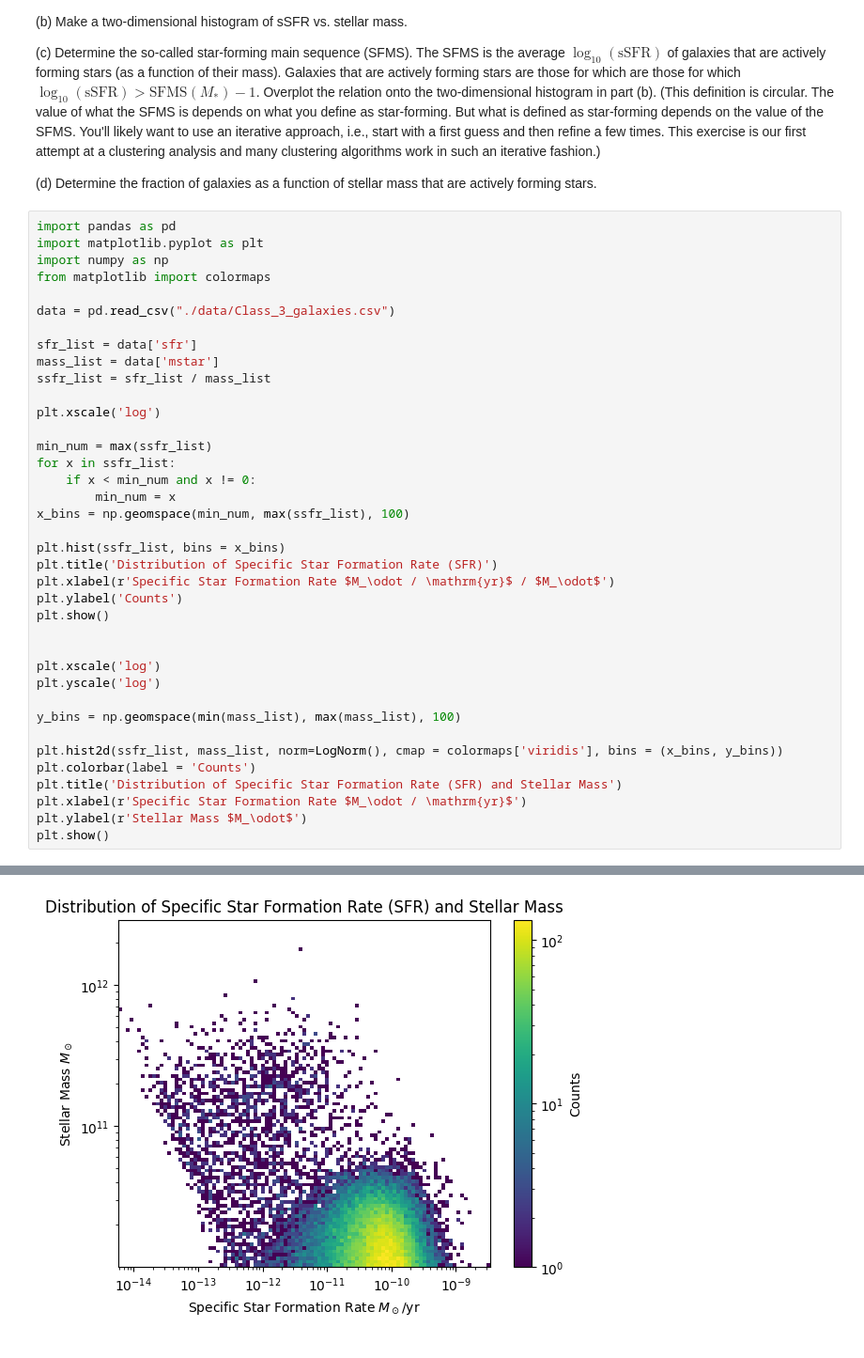
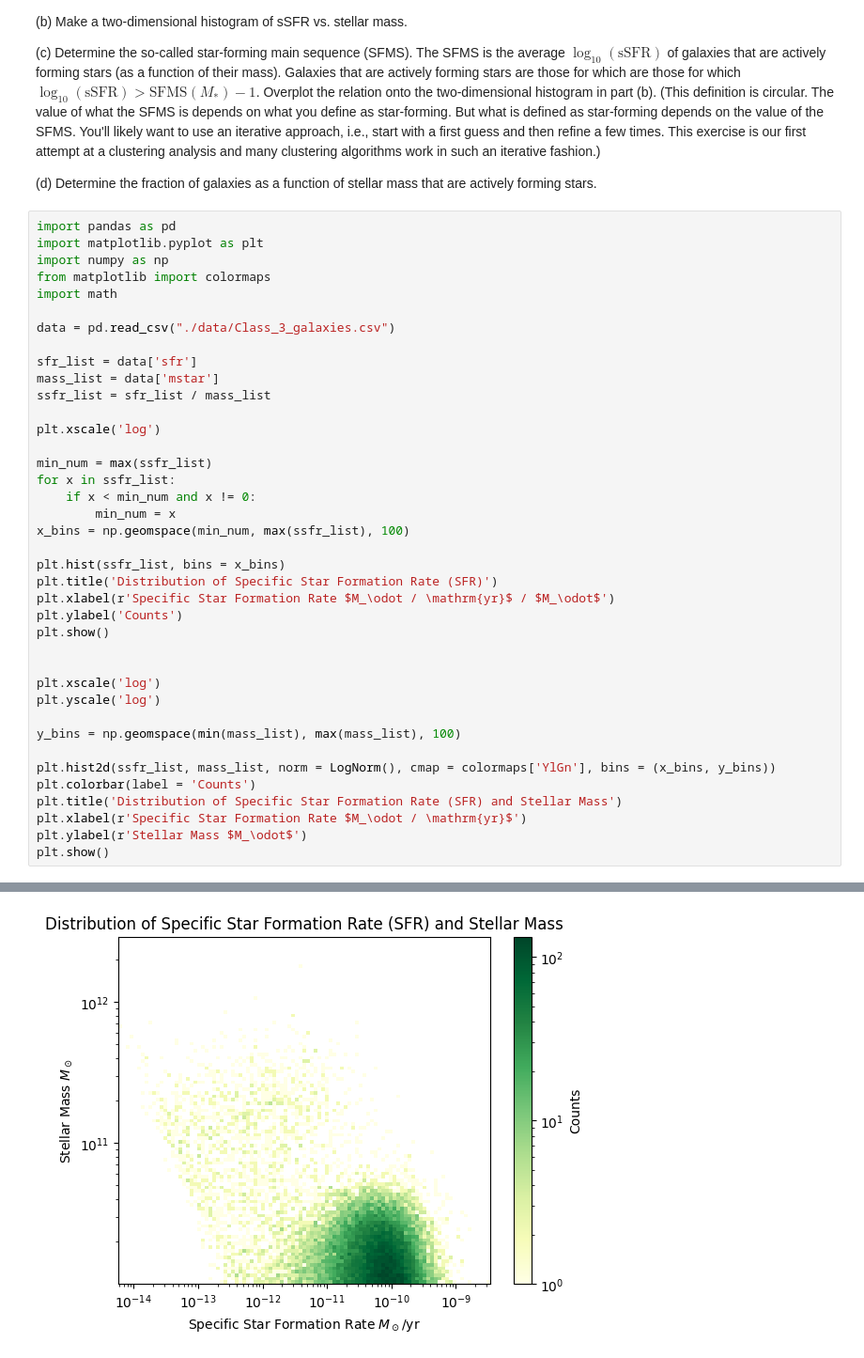
Before and after one commit to queue-h/ISCI-396, a Jupyter notebook: data_visualization/Class_3.ipynb, the cells around one changed output, grey strips where cells are left out. Shown at 94% size. Drawn from its saved outputs; the diff is of its cells as text.

```diff
--- a/data_visualization/Class_3.ipynb
+++ b/data_visualization/Class_3.ipynb
@@ -371,6 +371,7 @@ import pandas as pd
 import matplotlib.pyplot as plt
 import numpy as np
 from matplotlib import colormaps
+import math
 
 data = pd.read_csv("./data/Class_3_galaxies.csv")
 
@@ -378,32 +379,32 @@ sfr_list = data['sfr']
 mass_list = data['mstar']
 ssfr_list = sfr_list / mass_list
 
 plt.xscale('log')
 
 min_num = max(ssfr_list)
 for x in ssfr_list:
     if x < min_num and x != 0:
         min_num = x
 x_bins = np.geomspace(min_num, max(ssfr_list), 100)
 
 plt.hist(ssfr_list, bins = x_bins)
 plt.title('Distribution of Specific Star Formation Rate (SFR)')
 plt.xlabel(r'Specific Star Formation Rate $M_\odot / \mathrm{yr}$ / $M_\odot$')
 plt.ylabel('Counts')
 plt.show()
 
 
 plt.xscale('log')
 plt.yscale('log')
 
 y_bins = np.geomspace(min(mass_list), max(mass_list), 100)
 
-plt.hist2d(ssfr_list, mass_list, norm=LogNorm(), cmap = colormaps['viridis'], bins = (x_bins, y_bins))
+plt.hist2d(ssfr_list, mass_list, norm = LogNorm(), cmap = colormaps['YlGn'], bins = (x_bins, y_bins))
 plt.colorbar(label = 'Counts')
 plt.title('Distribution of Specific Star Formation Rate (SFR) and Stellar Mass')
 plt.xlabel(r'Specific Star Formation Rate $M_\odot / \mathrm{yr}$')
 plt.ylabel(r'Stellar Mass $M_\odot$')
 plt.show()
 # %% [output]
 [figure]
-[figure, old version]
+[figure, new version]
```
Also changed, not shown: parts of 3 cells of this notebook.
